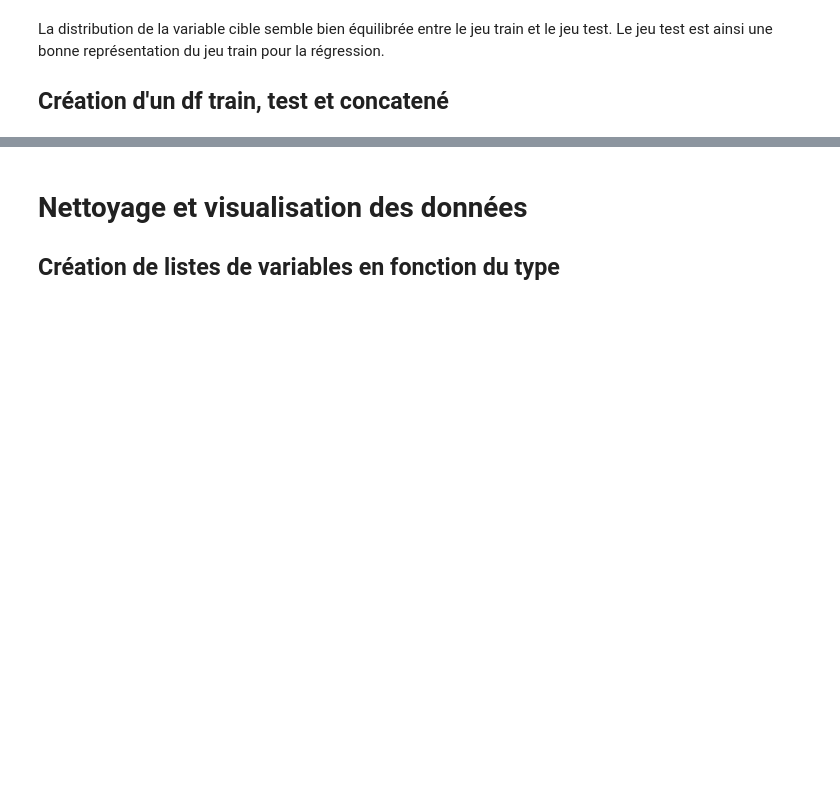
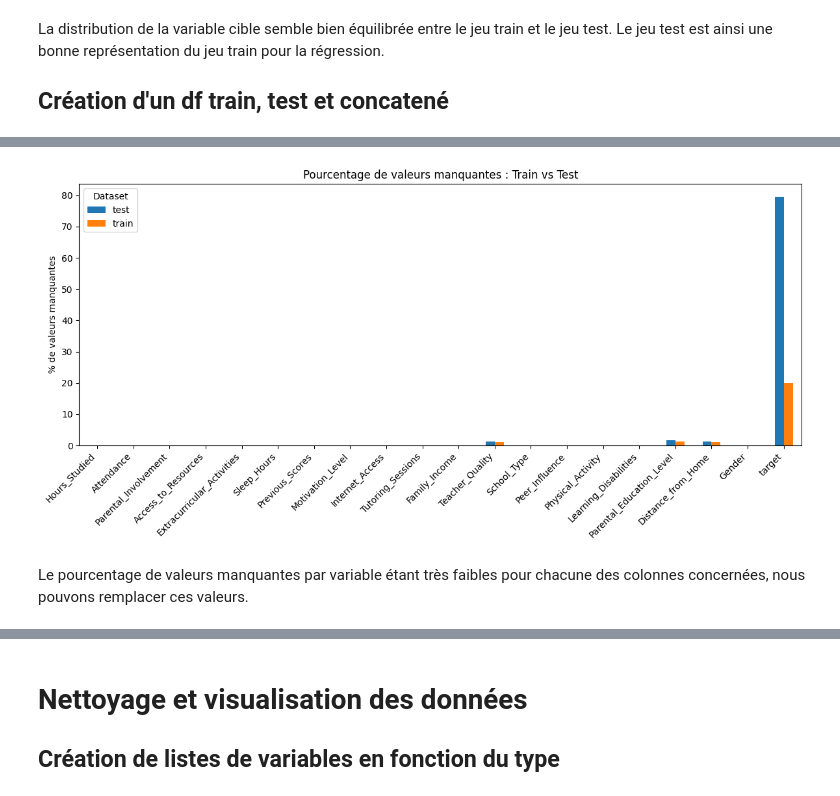
Before and after one commit to Isahrv/projet_svm, a Jupyter notebook: code.ipynb, the cells around one changed output, grey strips where cells are left out. Drawn from its saved outputs; the diff is of its cells as text; code cells hidden in the pictures; blank space fills up the shorter version.

```diff
--- a/code.ipynb
+++ b/code.ipynb
@@ -112,0 +170,21 @@ df.info()
+# %%
+# Calcul du % de valeurs manquantes par colonne et par source
+missing_pct = (
+    df.groupby("__source__")
+      .apply(lambda x: x.isna().mean() * 100)
+      .T  # transpose pour avoir les variables en index
+)
+
+# Figure
+missing_pct.plot(kind="bar", figsize=(12,6))
+
+plt.title("Pourcentage de valeurs manquantes : Train vs Test")
+plt.ylabel("% de valeurs manquantes")
+plt.xticks(rotation=45, ha="right")
+plt.legend(title="Dataset")
+plt.tight_layout()
+plt.show()
+# %% [output]
+[figure, added]
+# %% [markdown]
+Le pourcentage de valeurs manquantes par variable étant très faibles pour chacune des colonnes concernées, nous pouvons remplacer ces valeurs.
```
Also changed, not shown: parts of 42 cells of this notebook, 3 other files.
